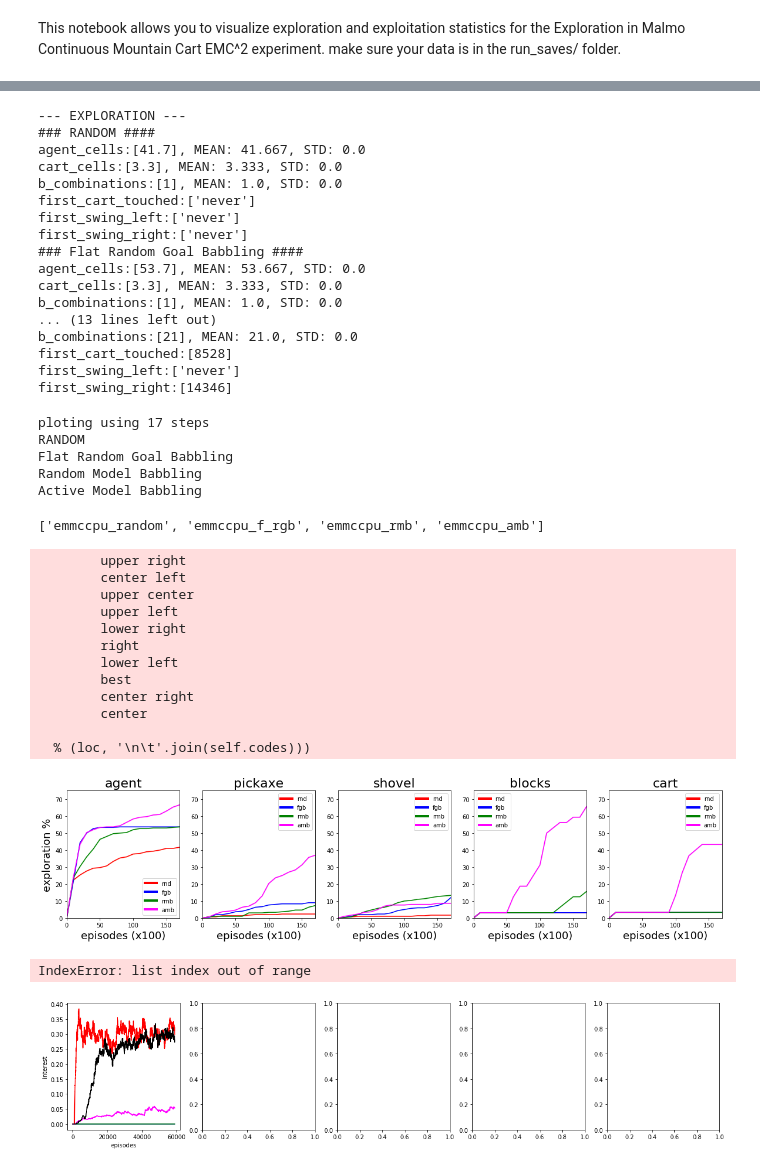
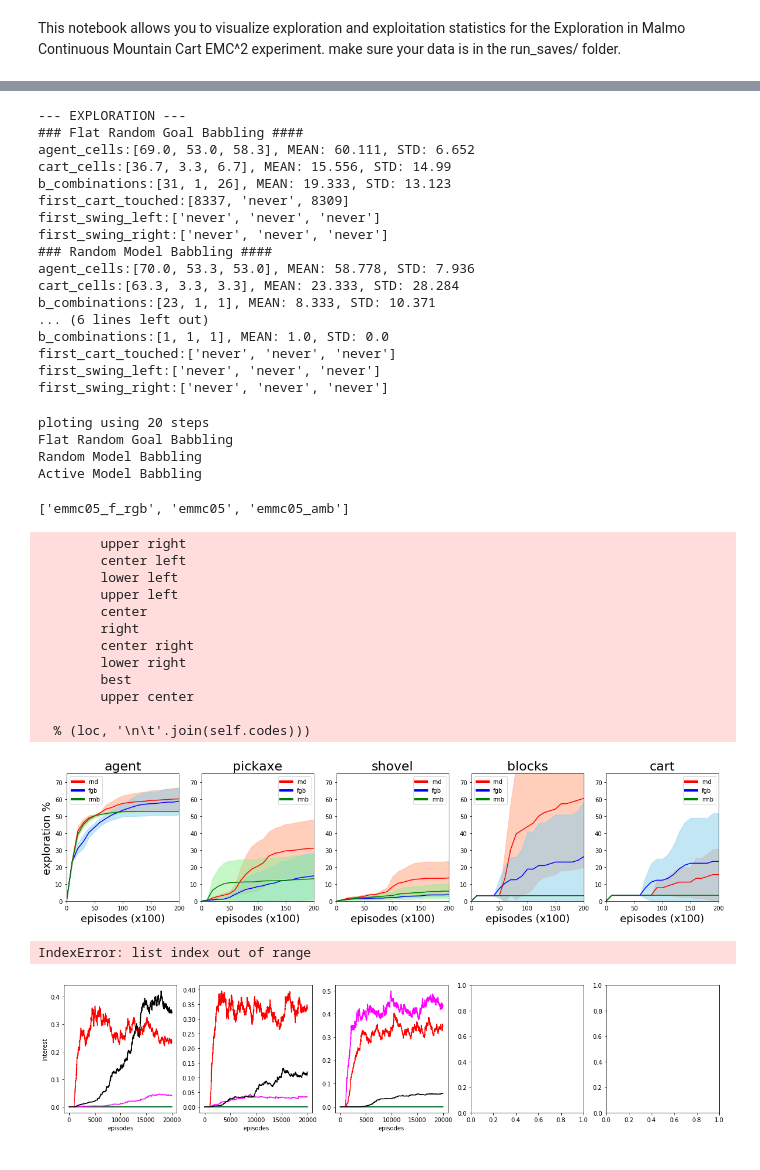
Before and after one commit to rPortelas/malmo_mountain_cart, a Jupyter notebook: data_visualization_emmc.ipynb, the cells around one changed output, grey strips where cells are left out. Drawn from its saved outputs; the diff is of its cells as text; code cells hidden in the pictures.

```diff
--- a/data_visualization_emmc.ipynb
+++ b/data_visualization_emmc.ipynb
@@ -14,13 +14,11 @@ import imageio
 from scipy.spatial import distance
 # %%
 # Step 1 load data
-nb_runs = 1
+nb_runs = 4
 #model_full_names = ["Random Single Goal Space", "Flat Random Goal Babbling"]#, "Random Model Babbling", "Active Model Babbling"]
 #model_full_names = ["RANDOM", "Flat Random Goal Babbling", "Random Model Babbling", "Active Model Babbling"]
-model_full_names = ["Active Model Babbling"]
-#model_full_names = ["RANDOM","Flat Random Goal Babbling", "Random Model Babbling", "Active Model Babbling"]
-#model_filenames = ["emmccpu_random", "emmccpu_f_rgb","emmccpu_rmb","emmc200000_amb"]
-model_filenames = ["emmc200000_amb"]
+model_full_names = ["RANDOM","Flat Random Goal Babbling", "Random Model Babbling", "Active Model Babbling"]
+model_filenames = ["emmccpu_random", "emmccpu_f_rgb","emmccpu_rmb","emmccpu_amb"]
 titles = ['RND','F-RGB', 'RMB', 'AMB']
 #model_filenames = ["emmcmid_random","emmcmid_f_rgb","emmcmid_rmb","emmcmid_amb"]
 #model_filenames = ["random","dist_fmb","dist_rmb","dist_amb"]
@@ -44,7 +42,10 @@ for filename in model_filenames:
             data = pickle.load(open(full_filename,"rb"))
             #gep_data = pickle.load(open(full_save_name,"rb"))
             saves[filename].append(data)
+            print(list(data))
             #gep_saves[filename].append(gep_data[0])
             nb_episodes = len(data['end_agent_x'])
             print(nb_episodes)
+        else:
+            print("unknown file: {}".format(full_filename))
 # %% [output]
@@ -54,0 +69,5 @@ emmc200000_amb
+# %%
+d = data['runs_steps']
+print(len(d))
+unique, counts = np.unique(d, return_counts=True)
+print(dict(zip(unique, counts)))
@@ -181,6 +198,5 @@ def explo_gif(run_nb=0):
     for filename in filenames:
         images.append(imageio.imread(filename))
     imageio.mimsave('graphics/exploration{}.gif'.format(run_nb), images, duration=0.3)
-#for i in range(nb_runs):
-#    explo_gif(i)
-explo_gif(2)
+for i in range(nb_runs):
+    explo_gif(i)
@@ -340,22 +386,22 @@ for m_name, m_id in zip(model_full_names,model_filenames):
 #         print("nb_found: %s" % nb_found)
 # %% [output]
 --- EXPLORATION ---
-### RANDOM ####
-agent_cells:[41.7], MEAN: 41.667, STD: 0.0
-cart_cells:[3.3], MEAN: 3.333, STD: 0.0
-b_combinations:[1], MEAN: 1.0, STD: 0.0
-first_cart_touched:['never']
-first_swing_left:['never']
-first_swing_right:['never']
 ### Flat Random Goal Babbling ####
-agent_cells:[53.7], MEAN: 53.667, STD: 0.0
-cart_cells:[3.3], MEAN: 3.333, STD: 0.0
-b_combinations:[1], MEAN: 1.0, STD: 0.0
-... (13 lines left out)
-b_combinations:[21], MEAN: 21.0, STD: 0.0
-first_cart_touched:[8528]
-first_swing_left:['never']
-first_swing_right:[14346]
+agent_cells:[69.0, 53.0, 58.3], MEAN: 60.111, STD: 6.652
+cart_cells:[36.7, 3.3, 6.7], MEAN: 15.556, STD: 14.99
+b_combinations:[31, 1, 26], MEAN: 19.333, STD: 13.123
+first_cart_touched:[8337, 'never', 8309]
+first_swing_left:['never', 'never', 'never']
+first_swing_right:['never', 'never', 'never']
+### Random Model Babbling ####
+agent_cells:[70.0, 53.3, 53.0], MEAN: 58.778, STD: 7.936
+cart_cells:[63.3, 3.3, 3.3], MEAN: 23.333, STD: 28.284
+b_combinations:[23, 1, 1], MEAN: 8.333, STD: 10.371
+... (6 lines left out)
+b_combinations:[1, 1, 1], MEAN: 1.0, STD: 0.0
+first_cart_touched:['never', 'never', 'never']
+first_swing_left:['never', 'never', 'never']
+first_swing_right:['never', 'never', 'never']
 # %%
 # Grid cell exploration curves
 step_size = 1000
@@ -437,8 +483,7 @@ std_s_explo = np.std(all_s_explo,axis=1)
 std_b_explo = np.std(all_b_explo,axis=1)
 std_c_explo = np.std(all_c_explo,axis=1)
 # %% [output]
-ploting using 17 steps
-RANDOM
+ploting using 20 steps
 Flat Random Goal Babbling
 Random Model Babbling
 Active Model Babbling
@@ -486,20 +531,20 @@ for j, (models_mean_explo, models_std_explo) in enumerate(zip(metrics_mean_explo
 plt.savefig("grid_cell_exploration.png", bbox_inches='tight')
 plt.show()
 # %% [output]
-['emmccpu_random', 'emmccpu_f_rgb', 'emmccpu_rmb', 'emmccpu_amb']
+['emmc05_f_rgb', 'emmc05', 'emmc05_amb']
         upper right
         center left
+        lower left
+        upper left
+        center
+        right
+        center right
+        lower right
+        best
         upper center
-        upper left
-        lower right
-        right
-        lower left
-        best
-        center right
-        center
 
   % (loc, '\n\t'.join(self.codes)))
-[figure, old version]
+[figure, new version]
 # %%
 def plot_with_std(x,y,err,color,shade_color,label,y_min,y_max):
     plt.plot(x,y, color=color, label=label,linewidth=1.5)
@@ -567,32 +612,32 @@ plt.show()
 # %%
 def plot_interests(ax,subplot_nb,interest_dict, legend=True, labels=None):
     colors = ['red','blue','green','magenta','black','cyan','orange']
     for i,(name,interests) in enumerate(sorted(interest_dict.items())):
         #print(name)
         if labels is not None:
             ax.plot(interests, color=colors[i], label=labels[i],linewidth=1.5)
         else:
             ax.plot(interests, color=colors[i], label=name.replace('_',' '),linewidth=1.5)
     if subplot_nb == 0:
         ax.set_ylabel('interest')
 
     ax.set_xlabel('episodes')
     if legend:
         leg = ax.legend(loc='upper left')
         for legobj in leg.legendHandles:
             legobj.set_linewidth(4.0)
 
 short_labels = ['agent','bread','cart','distr 1','distr 2','distr 3', 'distr 4']
 
 # Plot interest curves:
 f, (ax0, ax1, ax2, ax3, ax4) = plt.subplots(1,5,figsize=(20,4))
 ax = (ax0, ax1, ax2, ax3, ax4)
 for i in range(4):
-    ints = saves[model_filenames[0]][i]['interests']
+    ints = saves[model_filenames[2]][i]['interests']
     plot_interests(ax[i],i,ints,legend=False,labels=None)
 #plt.savefig("interests.png", bbox_inches='tight')
 # %% [output]
 IndexError: list index out of range
-[figure, old version]
+[figure, new version]
 # %%
 # Plot competence evolution for amb runs
```
Also changed, not shown: parts of 7 cells of this notebook, 5 other files.
